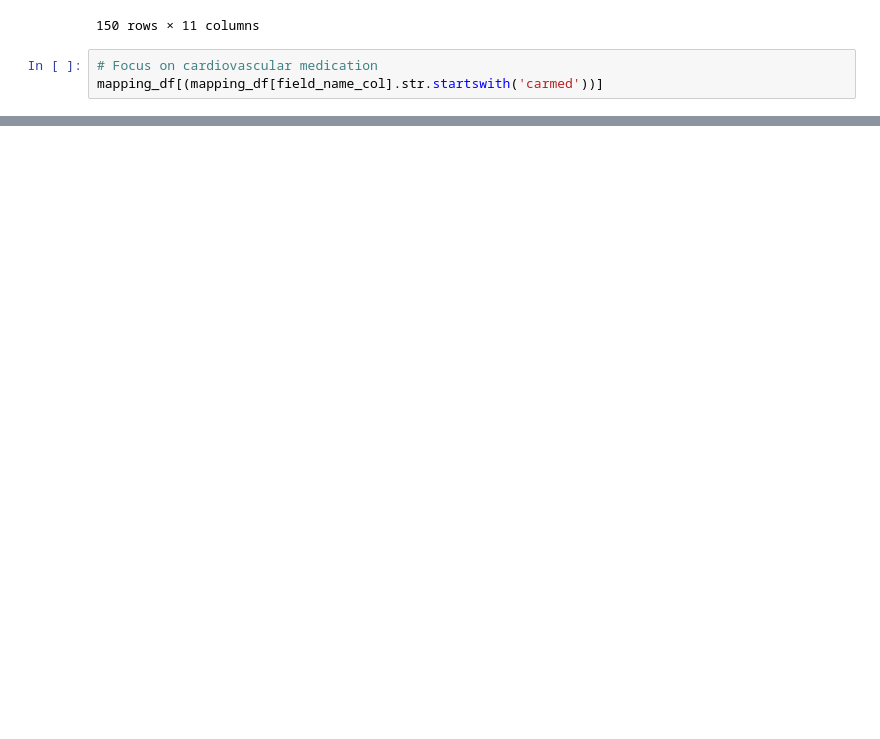
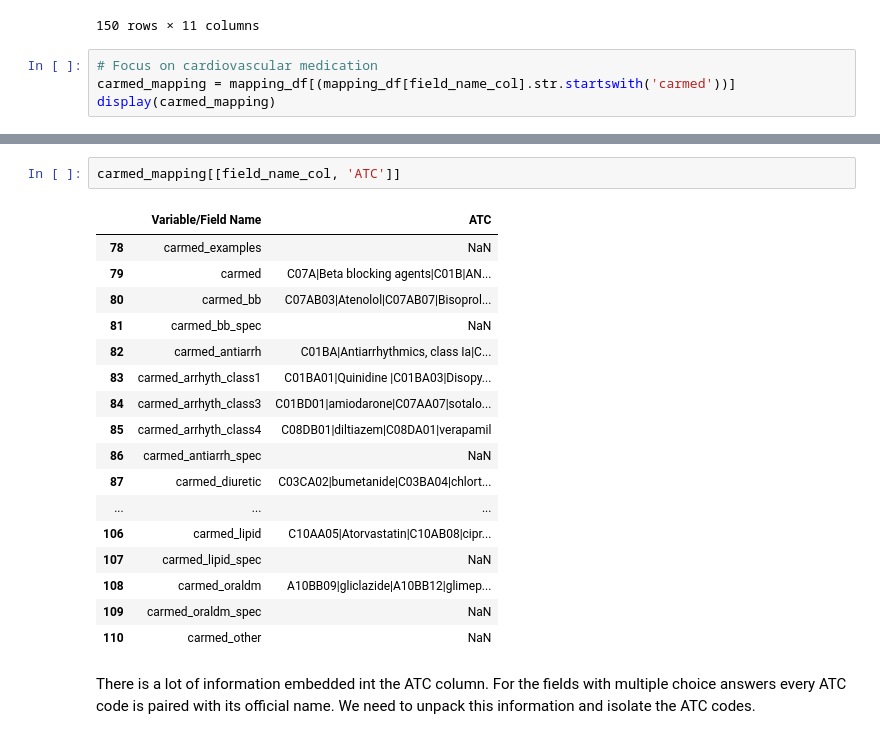
Before and after one commit to FAIR-data-for-CAPACITY/ZIB-uploader, a Jupyter notebook: notebooks/EDA CAPACITY mapping.ipynb, the cells around one changed output, grey strips where cells are left out. Drawn from its saved outputs; the diff is of its cells as text; blank space fills up the shorter version.

Commit message:
Explored mapping excel

```diff
--- a/notebooks/EDA CAPACITY mapping.ipynb
+++ b/notebooks/EDA CAPACITY mapping.ipynb
@@ -29,7 +30,8 @@ display(mapping_df)
 150 rows × 11 columns
 # %%
 # Focus on cardiovascular medication
-mapping_df[(mapping_df[field_name_col].str.startswith('carmed'))]
+carmed_mapping = mapping_df[(mapping_df[field_name_col].str.startswith('carmed'))]
+display(carmed_mapping)
 # %% [output]
 |  | Variable/Field Name | Field Label | Fiel Attributes | Zib | Zib concept | Zib codesystem | EHR | ... |
 | 78 | carmed_examples | Cardiovascular medication classiﬁ... | descriptive | NaN | NaN | NaN | NaN | ... |
@@ -48,3 +50,25 @@ mapping_df[(mapping_df[field_name_col].str.startswith('carmed'))]
 | 108 | carmed_oraldm | (just if the ﬁeld: [carmed(14)] =... | 1- Gliclazide (Diamicron); 2- Gli... | FarmaceuticalProduct | AgreedMedicine::FarmaceuticalProduct | Snomed CT/ATC | NaN | ... |
 | 109 | carmed_oraldm_spec | (just if the ﬁeld: [carmed_oraldm... | Text | FarmaceuticalProduct | AgreedMedicine::FarmaceuticalProduct | Snomed CT/ATC | NaN | ... |
 | 110 | carmed_other | (just if the ﬁeld: [carmed(99)] =... | Text | FarmaceuticalProduct | AgreedMedicine::FarmaceuticalProduct | Snomed CT/ATC | NaN | ... |
+# %%
+carmed_mapping[[field_name_col, 'ATC']]
+# %% [output]
+|  | Variable/Field Name | ATC |
+| 78 | carmed_examples | NaN |
+| 79 | carmed | C07A|Beta blocking agents|C01B|AN... |
+| 80 | carmed_bb | C07AB03|Atenolol|C07AB07|Bisoprol... |
+| 81 | carmed_bb_spec | NaN |
+| 82 | carmed_antiarrh | C01BA|Antiarrhythmics, class Ia|C... |
+| 83 | carmed_arrhyth_class1 | C01BA01|Quinidine |C01BA03|Disopy... |
+| 84 | carmed_arrhyth_class3 | C01BD01|amiodarone|C07AA07|sotalo... |
+| 85 | carmed_arrhyth_class4 | C08DB01|diltiazem|C08DA01|verapamil |
+| 86 | carmed_antiarrh_spec | NaN |
+| 87 | carmed_diuretic | C03CA02|bumetanide|C03BA04|chlort... |
+| ... | ... | ... |
+| 106 | carmed_lipid | C10AA05|Atorvastatin|C10AB08|cipr... |
+| 107 | carmed_lipid_spec | NaN |
+| 108 | carmed_oraldm | A10BB09|gliclazide|A10BB12|glimep... |
+| 109 | carmed_oraldm_spec | NaN |
+| 110 | carmed_other | NaN |
+# %% [markdown]
+There is a lot of information embedded int the ATC column. For the fields with multiple choice answers every ATC code is paired with its official name. We need to unpack this information and isolate the ATC codes.
```
Also changed, not shown: parts of 2 cells of this notebook.
